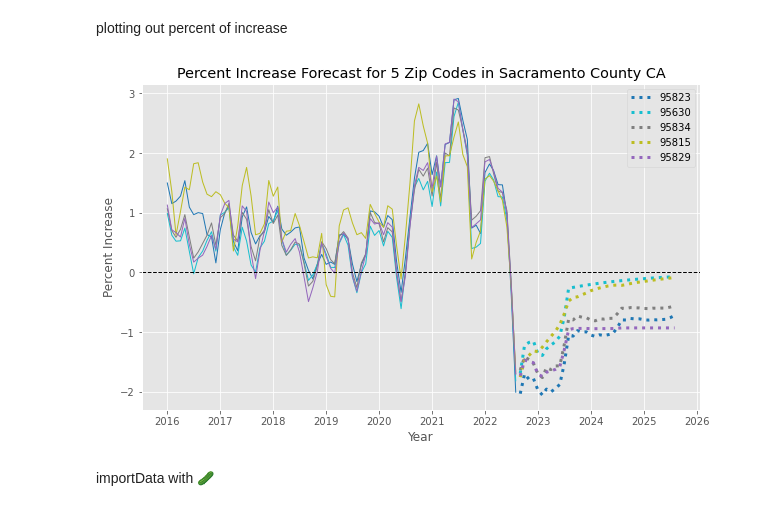
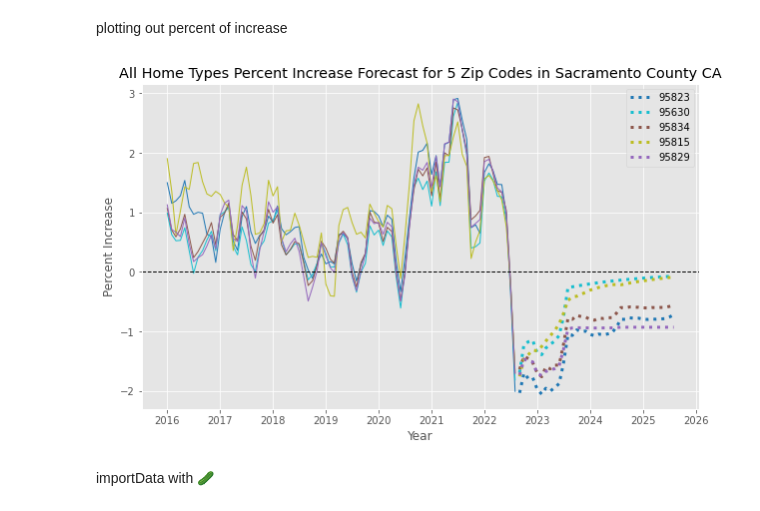
Before and after one commit to SringayKeno/forecasting-home-prices-sacramento-county, a Jupyter notebook: forecast/forecast_all_types.ipynb, the cells around one changed output. Cells and saved outputs as stored; diff of their text form; code cells hidden in the pictures.

```diff
--- a/forecast/forecast_all_types.ipynb
+++ b/forecast/forecast_all_types.ipynb
@@ -146,27 +146,27 @@ plotting out percent of increase
 # %%
 fig = plt.figure(figsize = (10, 6))
 plt.plot(sel_df1.loc['2016-01-01':], lw = 1, color = 'tab:blue')
 plt.plot(sel_df2.loc['2016-01-01':], lw = 1, color = 'tab:cyan')
-plt.plot(sel_df3.loc['2016-01-01':], lw = 1, color = 'tab:gray')
+plt.plot(sel_df3.loc['2016-01-01':], lw = 1, color = 'tab:brown')
 plt.plot(sel_df4.loc['2016-01-01':], lw = 1, color = 'tab:olive')
 plt.plot(sel_df5.loc['2016-01-01':], lw = 1, color = 'tab:purple')
 
 plt.plot(pred1, ls = 'dotted', lw = 3, color = 'tab:blue', label = select_zipcode[0])
 plt.plot(pred2, ls = 'dotted', lw = 3, color = 'tab:cyan', label = select_zipcode[1])
-plt.plot(pred3, ls = 'dotted', lw = 3, color = 'tab:gray', label = select_zipcode[2])
+plt.plot(pred3, ls = 'dotted', lw = 3, color = 'tab:brown', label = select_zipcode[2])
 plt.plot(pred4, ls = 'dotted', lw = 3, color = 'tab:olive', label = select_zipcode[3])
 plt.plot(pred5, ls = 'dotted', lw = 3, color = 'tab:purple', label = select_zipcode[4])
 
 #plt.axvline(x='2020-09-01', lw = 1, color = 'black', ls = '--')
 
 plt.axhline(y=0, lw = 1, color = 'black', ls = '--')
 plt.xlabel('Year')
 plt.ylabel('Percent Increase')
-plt.title('Percent Increase Forecast for 5 Zip Codes in Sacramento County CA')
+plt.title('All Home Types Percent Increase Forecast for 5 Zip Codes in Sacramento County CA')
 plt.legend(bbox_to_anchor = (1, 1))
 plt.show()
 # %% [output]
-[figure, old version]
+[figure, new version]
 # %% [markdown]
  importData with  🥒
 # %%
```
Also changed, not shown: parts of 2 cells of this notebook, 25 other files.
